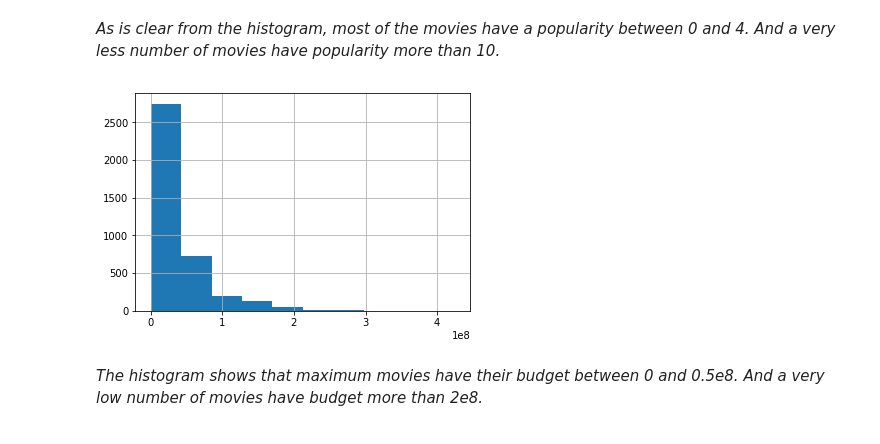
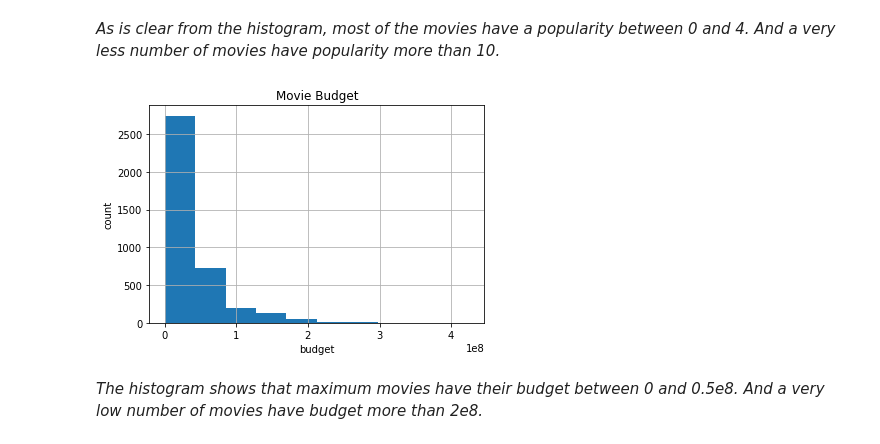
Before and after one commit to vishwesh5/Udacity-Courses, a Jupyter notebook: Machine-Learning-Foundation-Nanodegree/Investigate-a-dataset/investigate-a-dataset-template.ipynb, the cells around one changed output. Cells and saved outputs as stored; diff of their text form; code cells hidden in the pictures.

```diff
--- a/Machine-Learning-Foundation-Nanodegree/Investigate-a-dataset/investigate-a-dataset-template.ipynb
+++ b/Machine-Learning-Foundation-Nanodegree/Investigate-a-dataset/investigate-a-dataset-template.ipynb
@@ -232,8 +236,12 @@ dataset['popularity'].hist();
 # %% [markdown]
 *As is clear from the histogram, most of the movies have a popularity between 0 and 4. And a very less number of movies have popularity more than 10.*
-# %%
-dataset['budget'].hist();
-# %% [output]
-[figure, removed]
+# %%
+dataset['budget'].hist();
+plt.xlabel("budget")
+plt.ylabel("count")
+plt.title("Movie Budget")
+plt.show()
+# %% [output]
+[figure, added]
 # %% [markdown]
 *The histogram shows that maximum movies have their budget between 0 and 0.5e8. And a very low number of movies have budget more than 2e8.*
```
Also changed, not shown: parts of 21 cells of this notebook, 2 other files.
